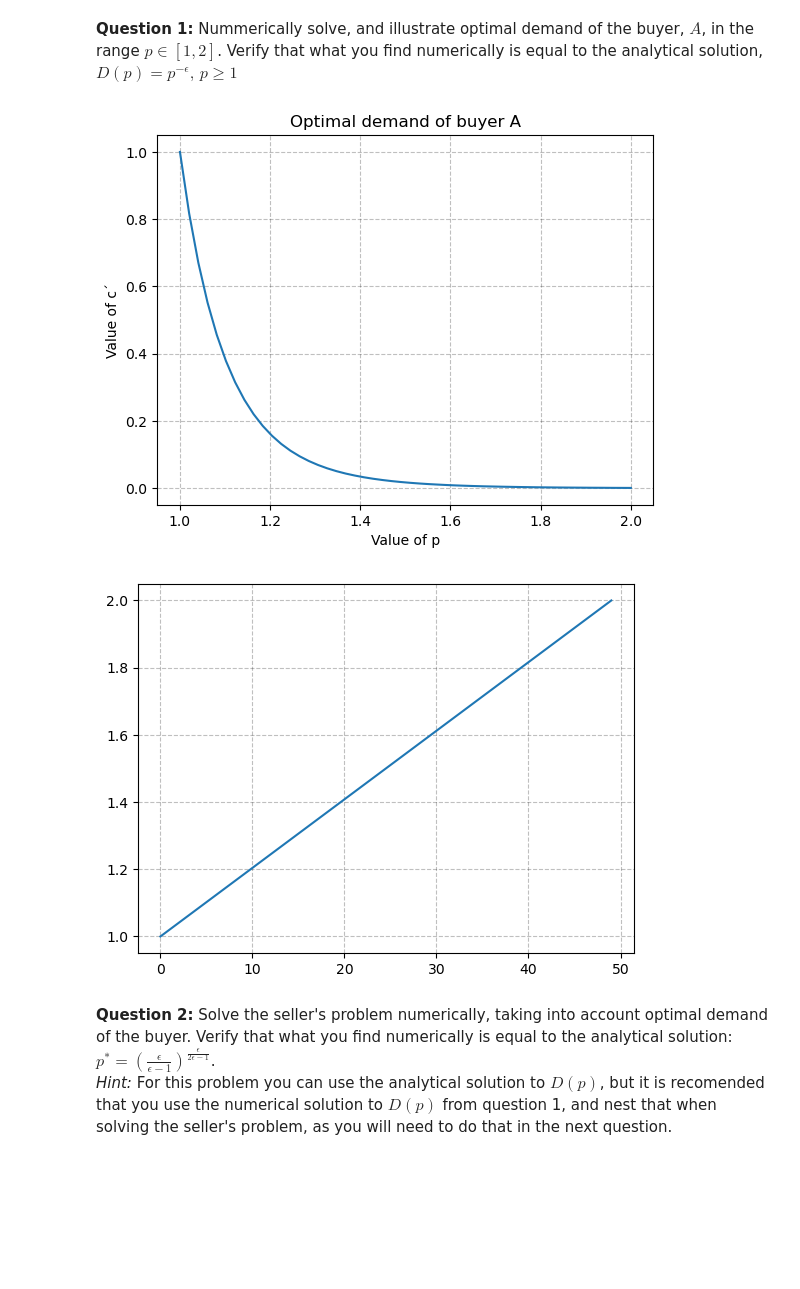
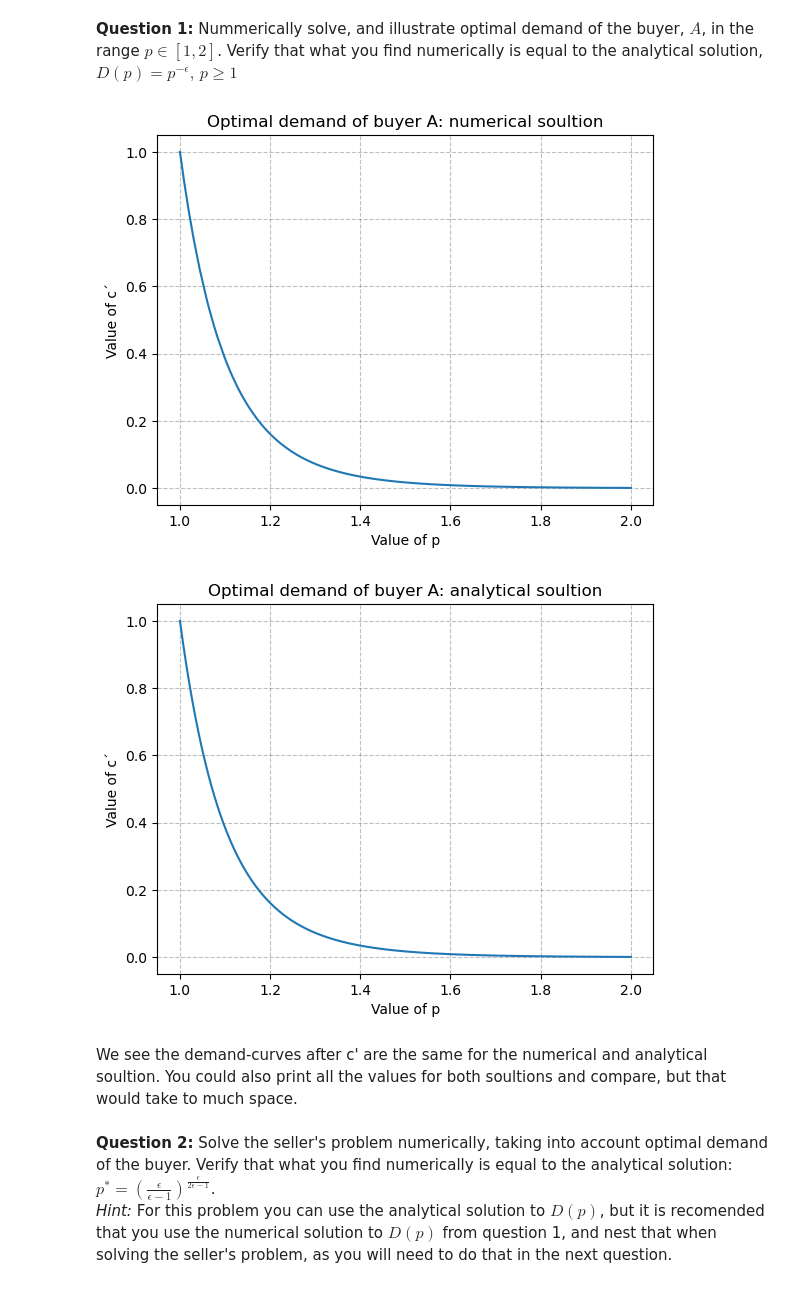
Before and after one commit to NumEconCopenhagen/projects-2023-joost-adam-og-frederik, a Jupyter notebook: examproject/re_exam_2023.ipynb, the cells around one changed output. Drawn from its saved outputs; the diff is of its cells as text; code cells hidden in the pictures; blank space fills up the shorter version.

```diff
--- a/examproject/re_exam_2023.ipynb
+++ b/examproject/re_exam_2023.ipynb
@@ -167,22 +167,29 @@ Assume the following parameter value:
 # %% [markdown]
 **Question 1:** Nummerically solve, and illustrate optimal demand of the buyer, $A$, in the range $p\in [1,2]$. Verify that what you find numerically is equal to the analytical solution, $D(p)=p^{-\epsilon},\,p\geq1$
 # %%
-model.solve_p_vec()
+model.solve_p_vec() #Call the function from opg2.py file
 
+#Create plot for optimal demand of buyer A
 plt.plot(model.par.p_vec, model.sol.c_mark_vec)
-plt.title('Optimal demand of buyer A')
+plt.title('Optimal demand of buyer A: numerical soultion')
 plt.xlabel('Value of p')
 plt.ylabel('Value of c´')
 plt.show()
 
+#Compare with the analytical solution
 analytical_list = []
 for p in model.par.p_vec:
     analytical_list.append(p**(-model.par.epsilon))
-plt.plot(model.par.p_vec)
+plt.plot(model.par.p_vec,analytical_list)
+plt.title('Optimal demand of buyer A: analytical soultion')
+plt.xlabel('Value of p')
+plt.ylabel('Value of c´')
 plt.show()
 # %% [output]
-[figure, old version]
+[figure, new version]
-[figure, old version]
+[figure, new version]
+# %% [markdown]
+We see the demand-curves after c' are the same for the numerical and analytical soultion. You could also print all the values for both soultions and compare, but that would take to much space.
 # %% [markdown]
 **Question 2:** Solve the seller's problem numerically, taking into account optimal demand of the buyer. Verify that what you find numerically is equal to the analytical solution: $p^* = \left(\frac{\epsilon}{\epsilon-1} \right)^\frac{\epsilon}{2\epsilon-1}$. <br>
 *Hint:* For this problem you can use the analytical solution to $D(p)$, but it is recomended that you use the numerical solution to $D(p)$ from question 1, and nest that when solving the seller's problem, as you will need to do that in the next question.
```
Also changed, not shown: parts of 5 cells of this notebook, 1 other file.
